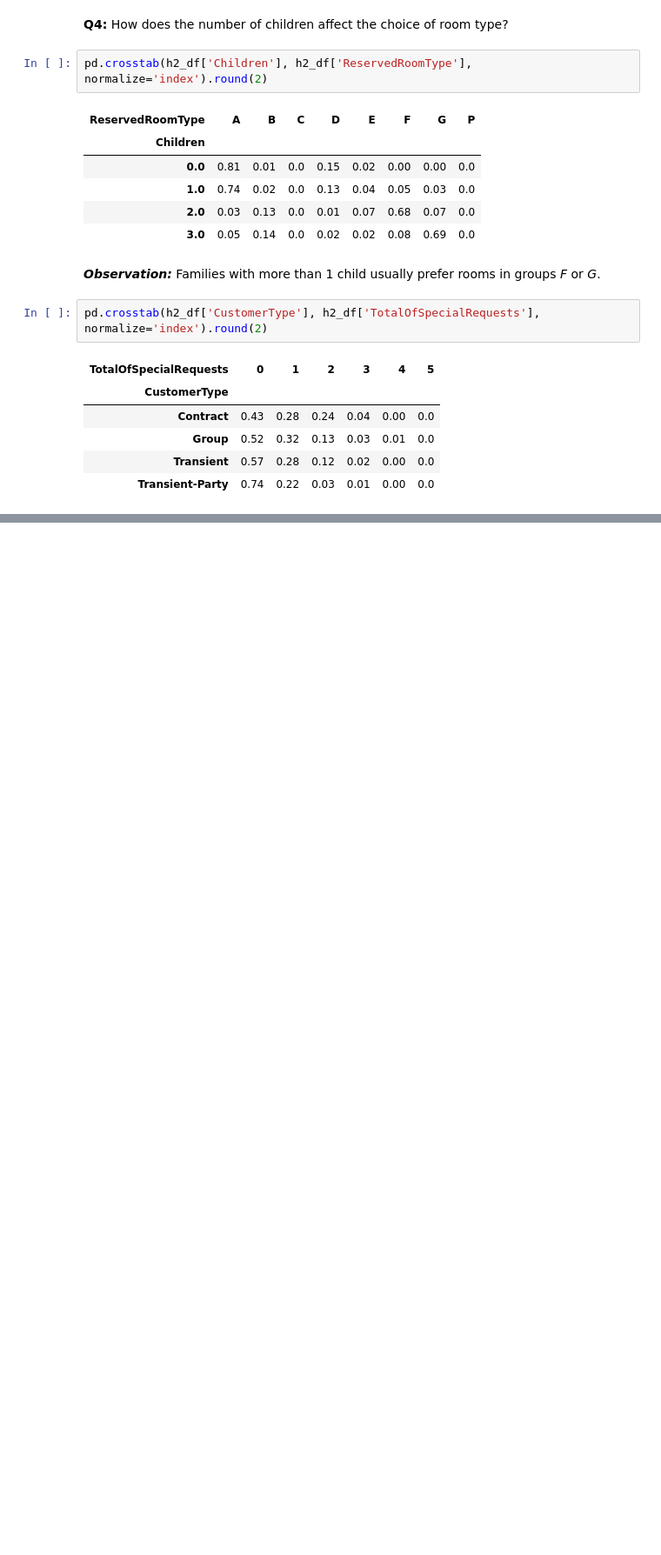
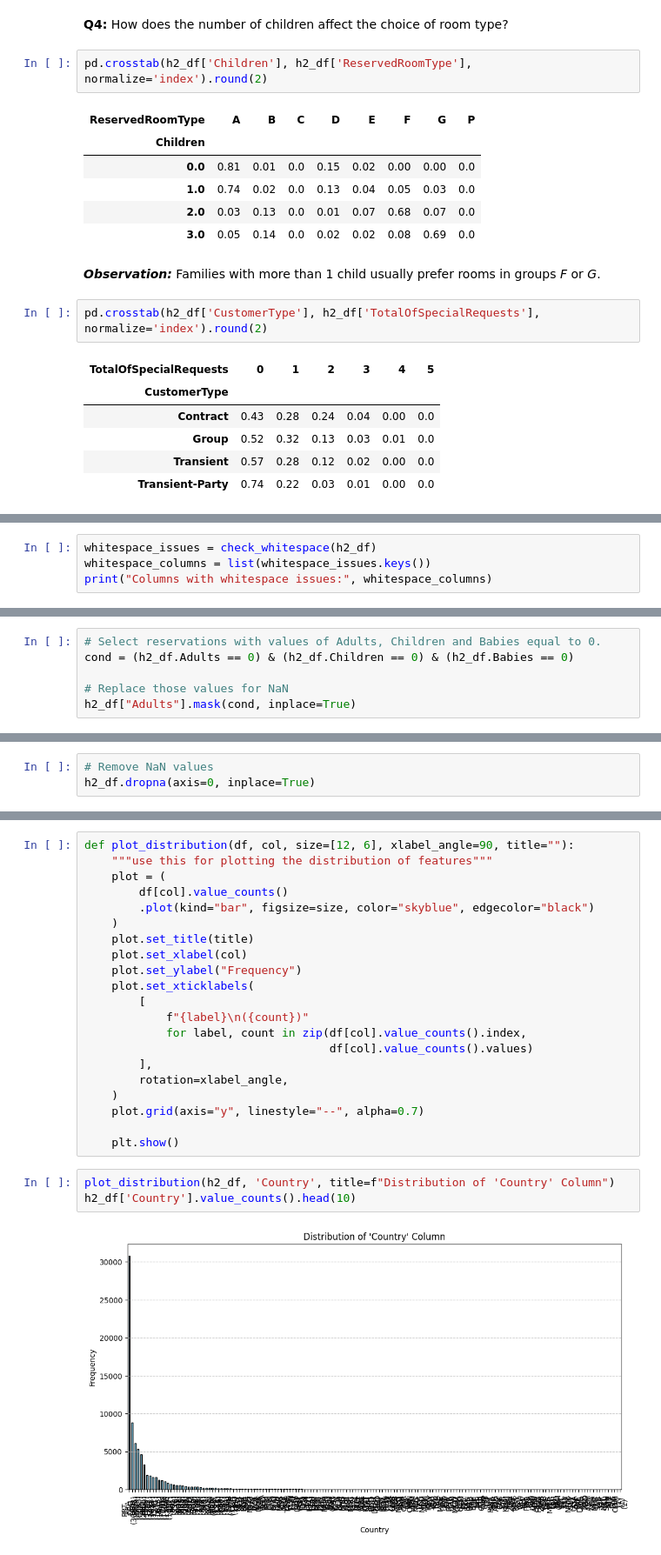
Before and after one commit to enescatagan/HotelDemandAI, a Jupyter notebook: notebooks/main.ipynb, the cells around one changed output, grey strips where cells are left out. Shown at 87% size. Cells and saved outputs as stored; diff of their text form; blank space fills up the shorter version.

```diff
--- a/notebooks/main.ipynb
+++ b/notebooks/main.ipynb
@@ -437,0 +461,4 @@ pd.crosstab(h2_df['CustomerType'], h2_df['TotalOfSpecialRequests'], normalize='i
+# %%
+whitespace_issues = check_whitespace(h2_df)
+whitespace_columns = list(whitespace_issues.keys())
+print("Columns with whitespace issues:", whitespace_columns)
@@ -437,0 +522,6 @@ pd.crosstab(h2_df['CustomerType'], h2_df['TotalOfSpecialRequests'], normalize='i
+# %%
+# Select reservations with values of Adults, Children and Babies equal to 0.
+cond = (h2_df.Adults == 0) & (h2_df.Children == 0) & (h2_df.Babies == 0)
+
+# Replace those values for NaN
+h2_df["Adults"].mask(cond, inplace=True)
@@ -437,0 +553,3 @@ pd.crosstab(h2_df['CustomerType'], h2_df['TotalOfSpecialRequests'], normalize='i
+# %%
+# Remove NaN values
+h2_df.dropna(axis=0, inplace=True)
@@ -437,0 +586,26 @@ pd.crosstab(h2_df['CustomerType'], h2_df['TotalOfSpecialRequests'], normalize='i
+# %%
+def plot_distribution(df, col, size=[12, 6], xlabel_angle=90, title=""):
+    """use this for plotting the distribution of features"""
+    plot = (
+        df[col].value_counts()
+        .plot(kind="bar", figsize=size, color="skyblue", edgecolor="black")
+    )
+    plot.set_title(title)
+    plot.set_xlabel(col)
+    plot.set_ylabel("Frequency")
+    plot.set_xticklabels(
+        [
+            f"{label}\n({count})"
+            for label, count in zip(df[col].value_counts().index,
+                                    df[col].value_counts().values)
+        ],
+        rotation=xlabel_angle,
+    )
+    plot.grid(axis="y", linestyle="--", alpha=0.7)
+
+    plt.show()
+# %%
+plot_distribution(h2_df, 'Country', title=f"Distribution of 'Country' Column")
+h2_df['Country'].value_counts().head(10)
+# %% [output]
+[figure, added]
```
Also changed, not shown: parts of 86 cells of this notebook.
